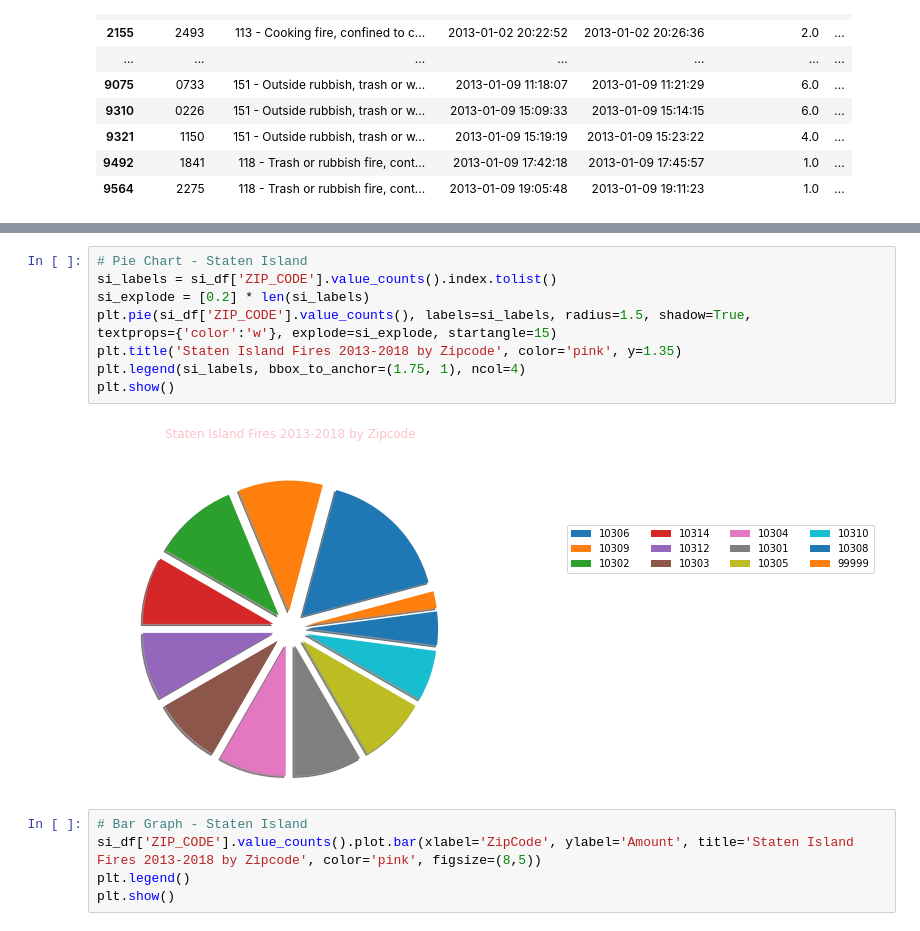
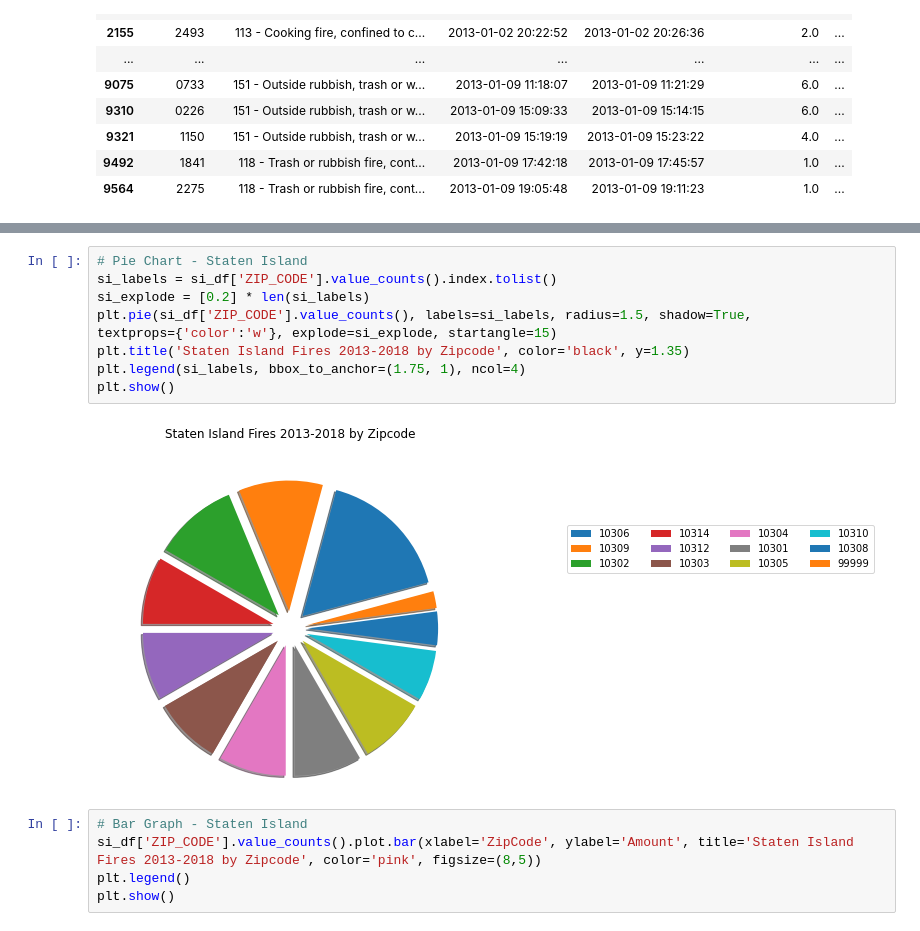
Before and after one commit to daiyanc/nyc_fires, a Jupyter notebook: data_visualization.ipynb, the cells around one changed output, grey strips where cells are left out. Drawn from its saved outputs; the diff is of its cells as text.

Commit message:
additional color fixes

```diff
--- a/data_visualization.ipynb
+++ b/data_visualization.ipynb
@@ -525,14 +525,14 @@ si
 # %%
 # Pie Chart - Staten Island
 si_labels = si_df['ZIP_CODE'].value_counts().index.tolist()
 si_explode = [0.2] * len(si_labels)
 plt.pie(si_df['ZIP_CODE'].value_counts(), labels=si_labels, radius=1.5, shadow=True,
 textprops={'color':'w'}, explode=si_explode, startangle=15)
-plt.title('Staten Island Fires 2013-2018 by Zipcode', color='pink', y=1.35)
+plt.title('Staten Island Fires 2013-2018 by Zipcode', color='black', y=1.35)
 plt.legend(si_labels, bbox_to_anchor=(1.75, 1), ncol=4)
 plt.show()
 # %% [output]
-[figure, old version]
+[figure, new version]
 # %%
 # Bar Graph - Staten Island
 si_df['ZIP_CODE'].value_counts().plot.bar(xlabel='ZipCode', ylabel='Amount', title='Staten Island Fires 2013-2018 by Zipcode', color='pink', figsize=(8,5))
```
Also changed, not shown: parts of 4 cells of this notebook.
